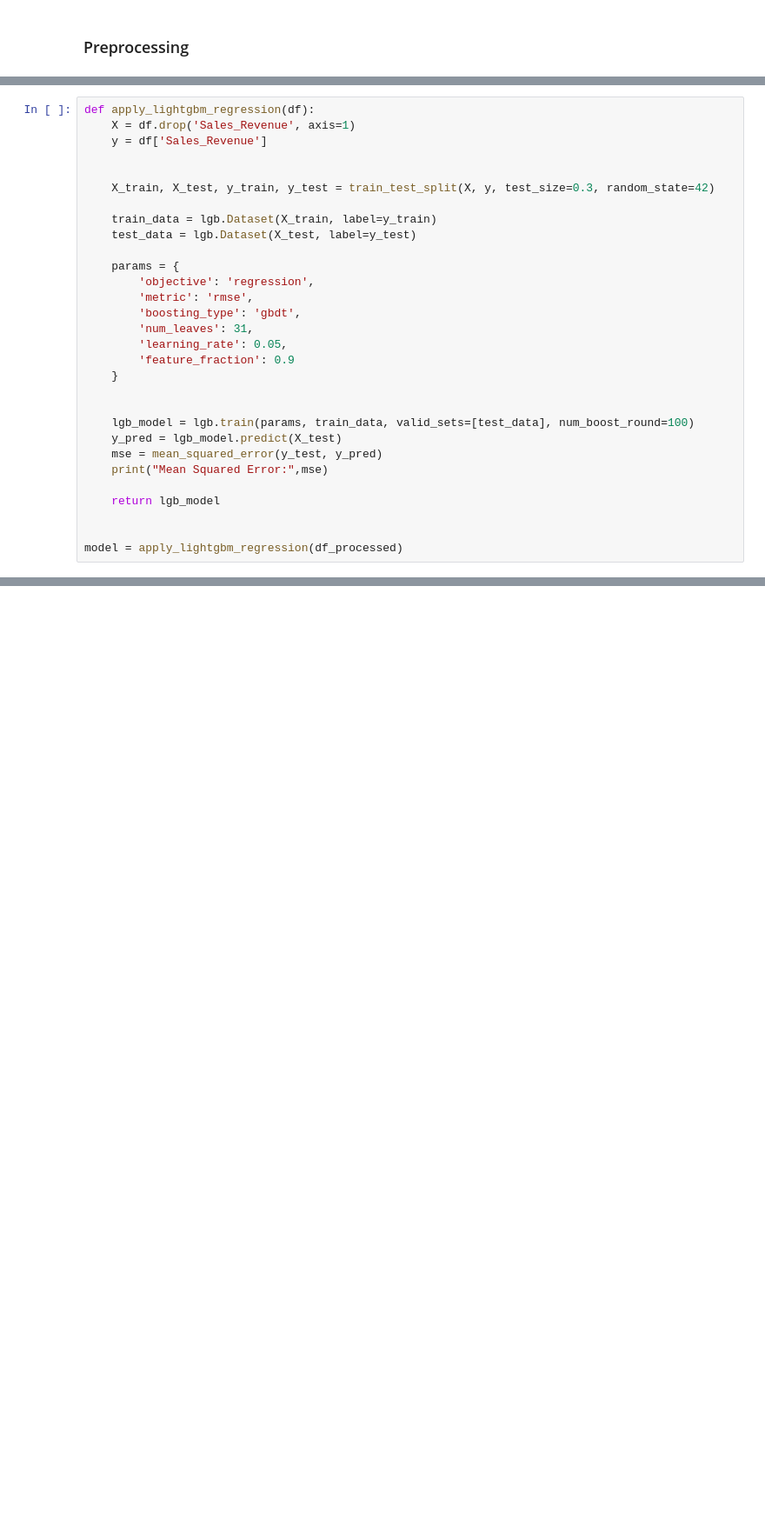
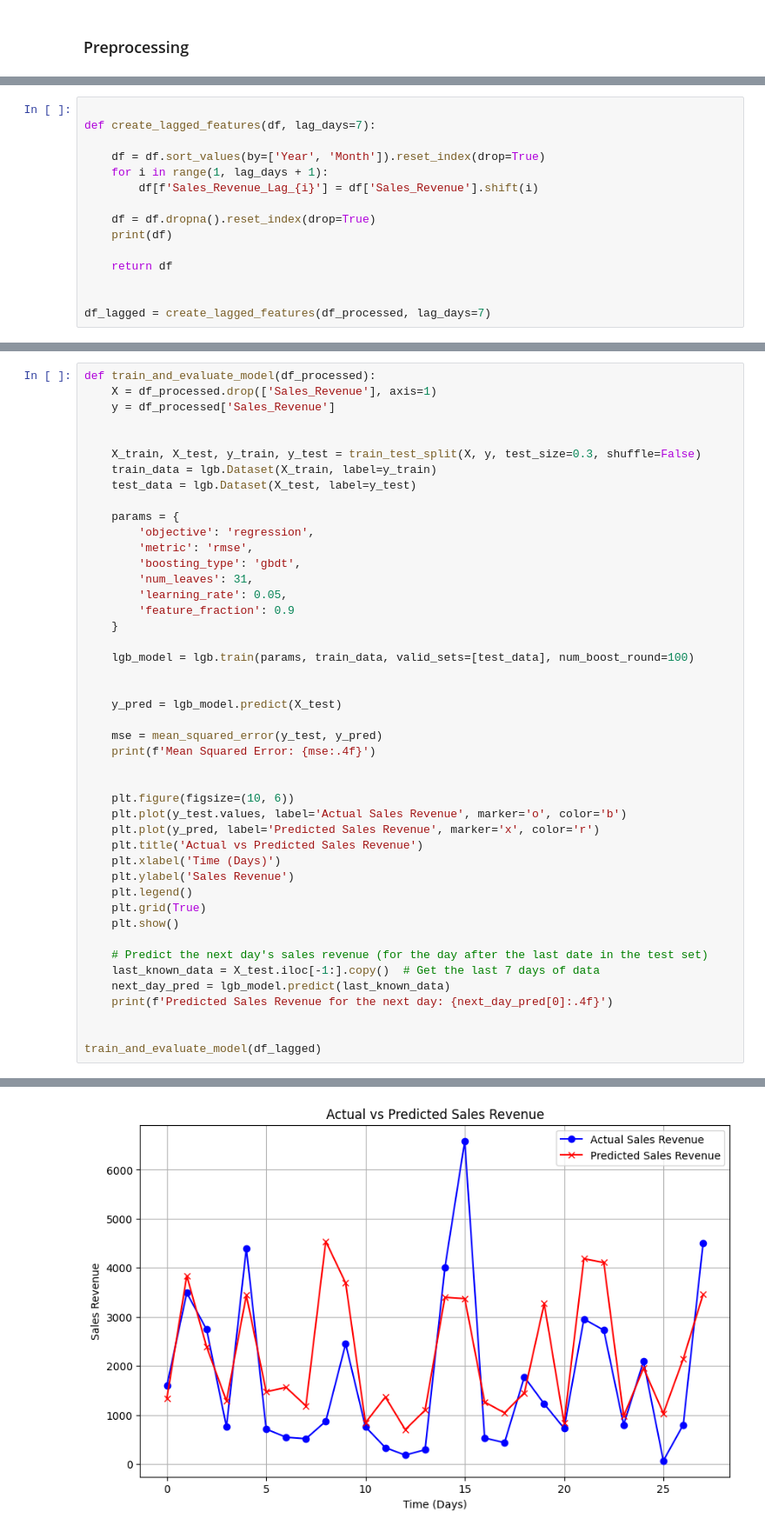
Before and after one commit to 7homasjames/LightGBM, a Jupyter notebook: products.ipynb, the cells around one changed output, grey strips where cells are left out. Shown: that part at 87% size. Cells and saved outputs as stored; diff of their text form; blank space fills up the shorter version.

```diff
--- a/products.ipynb
+++ b/products.ipynb
@@ -93,0 +132,15 @@ df_processed, label_encoders = preprocess_data(df)
+# %%
+
+def create_lagged_features(df, lag_days=7):
+
+    df = df.sort_values(by=['Year', 'Month']).reset_index(drop=True)
+    for i in range(1, lag_days + 1):
+        df[f'Sales_Revenue_Lag_{i}'] = df['Sales_Revenue'].shift(i)
+
+    df = df.dropna().reset_index(drop=True)
+    print(df)
+
+    return df
+
+
+df_lagged = create_lagged_features(df_processed, lag_days=7)
@@ -94,11 +167,10 @@ df_processed, label_encoders = preprocess_data(df)
 # %%
-def apply_lightgbm_regression(df):
-    X = df.drop('Sales_Revenue', axis=1)
-    y = df['Sales_Revenue']
+def train_and_evaluate_model(df_processed):
+    X = df_processed.drop(['Sales_Revenue'], axis=1)
+    y = df_processed['Sales_Revenue']
 
 
-    X_train, X_test, y_train, y_test = train_test_split(X, y, test_size=0.3, random_state=42)
-
+    X_train, X_test, y_train, y_test = train_test_split(X, y, test_size=0.3, shuffle=False)
     train_data = lgb.Dataset(X_train, label=y_train)
     test_data = lgb.Dataset(X_test, label=y_test)
 
@@ -111,14 +183,30 @@ def apply_lightgbm_regression(df):
         'feature_fraction': 0.9
     }
 
-
     lgb_model = lgb.train(params, train_data, valid_sets=[test_data], num_boost_round=100)
-    y_pred = lgb_model.predict(X_test)
-    mse = mean_squared_error(y_test, y_pred)
-    print("Mean Squared Error:",mse)
-
-    return lgb_model
 
 
-model = apply_lightgbm_regression(df_processed)
+    y_pred = lgb_model.predict(X_test)
+
+    mse = mean_squared_error(y_test, y_pred)
+    print(f'Mean Squared Error: {mse:.4f}')
+
+
+    plt.figure(figsize=(10, 6))
+    plt.plot(y_test.values, label='Actual Sales Revenue', marker='o', color='b')
+    plt.plot(y_pred, label='Predicted Sales Revenue', marker='x', color='r')
+    plt.title('Actual vs Predicted Sales Revenue')
+    plt.xlabel('Time (Days)')
+    plt.ylabel('Sales Revenue')
+    plt.legend()
+    plt.grid(True)
+    plt.show()
+
+    # Predict the next day's sales revenue (for the day after the last date in the test set)
+    last_known_data = X_test.iloc[-1:].copy()  # Get the last 7 days of data
+    next_day_pred = lgb_model.predict(last_known_data)
+    print(f'Predicted Sales Revenue for the next day: {next_day_pred[0]:.4f}')
+
+
+train_and_evaluate_model(df_lagged)
 # %% [output]
@@ -125,0 +230 @@ Mean Squared Error: 16175.18127740074
+[figure, added]
```
Also changed, not shown: parts of 8 cells of this notebook.
